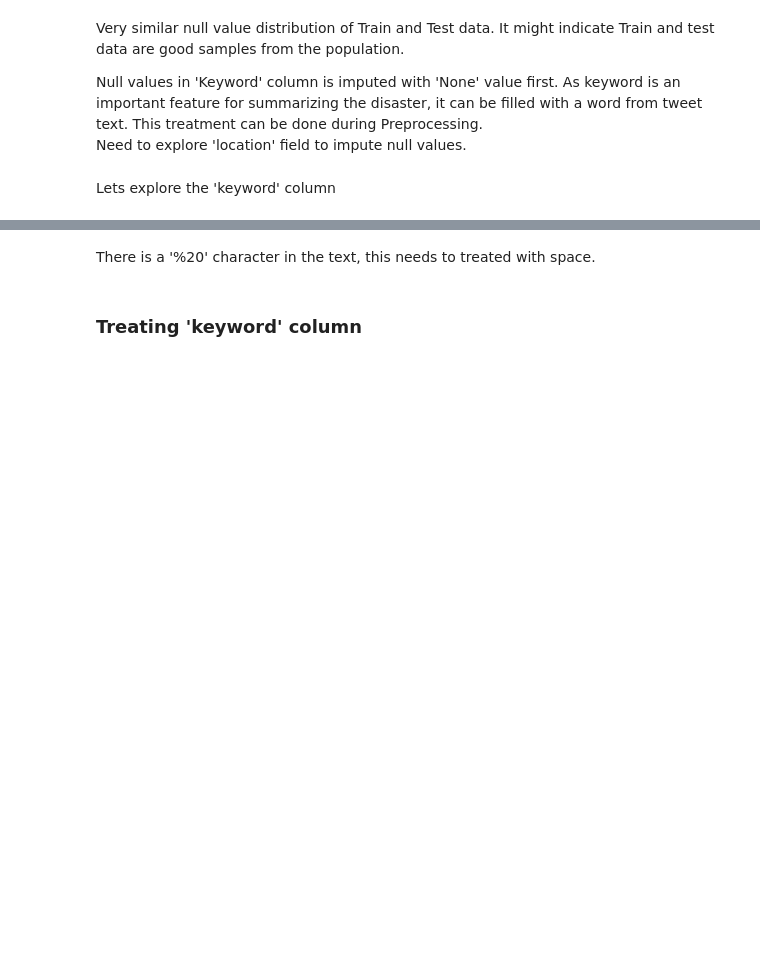
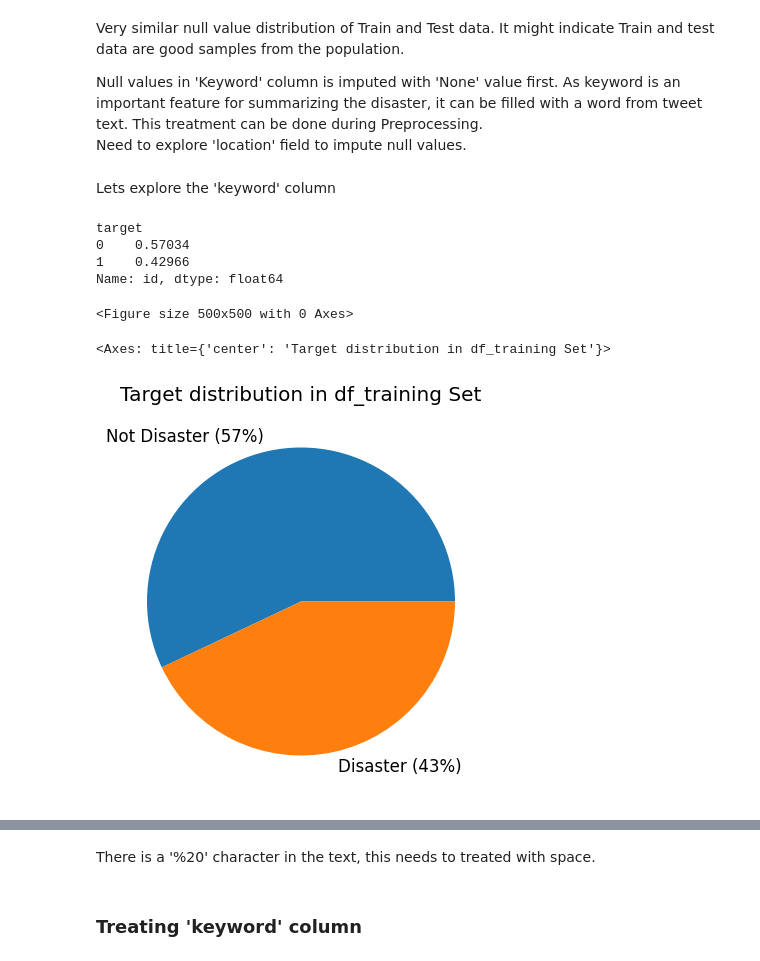
Before and after one commit to Praveen-Samudrala/Machine-Learning-and-Data-Science, a Jupyter notebook: Projects/NLP with Disaster Tweets/Disaster Tweets Classsification NLP.ipynb, the cells around one changed output, grey strips where cells are left out. Drawn from its saved outputs; the diff is of its cells as text; code cells hidden in the pictures; blank space fills up the shorter version.

```diff
--- a/Projects/NLP with Disaster Tweets/Disaster Tweets Classsification NLP.ipynb
+++ b/Projects/NLP with Disaster Tweets/Disaster Tweets Classsification NLP.ipynb
@@ -127,12 +194,20 @@ Lets explore the 'keyword' column
 # %%
 # Proportion of Target Classes
 class_count = df_train.groupby('target').count()['id']/df_train.shape[0]
 print(class_count)
 
-plt.figure(figsize = (10,10))
+plt.figure(figsize = (5,5))
 df_train.groupby('target').count()['id'].plot(kind='pie',
                                           labels=['Not Disaster (57%)', 'Disaster (43%)'],
                                           title='Target distribution in df_training Set',
                                           ylabel='')
+# %% [output]
+target
+0    0.57034
+1    0.42966
+Name: id, dtype: float64
+<Figure size 500x500 with 0 Axes>
+<Axes: title={'center': 'Target distribution in df_training Set'}>
+[figure, added]
 # %%
 df_train['keyword'].value_counts()
```
Also changed, not shown: parts of 55 cells of this notebook, 2 other files.
